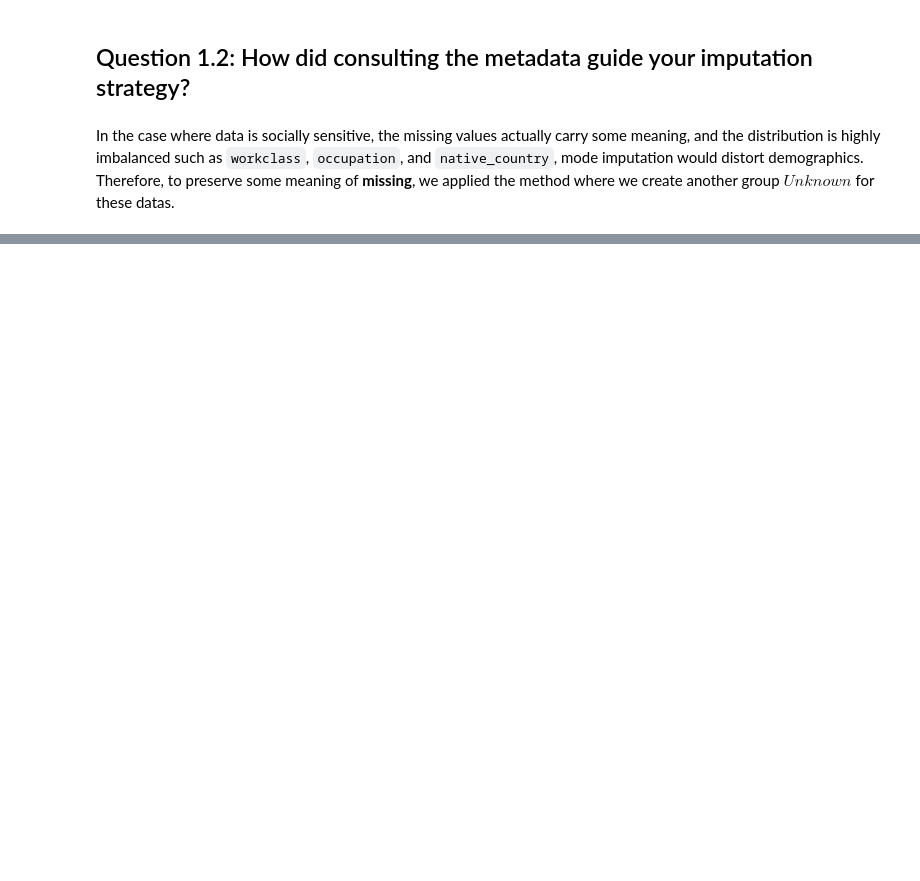
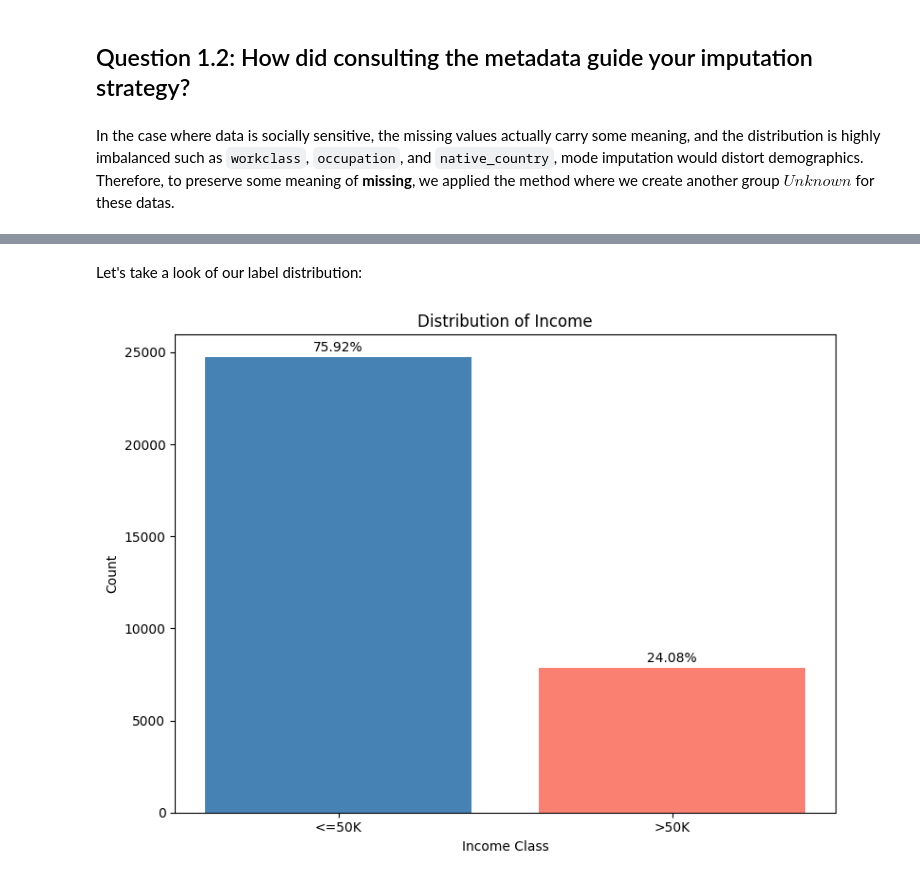
Before and after one commit to longle0702/UCI-Adult-Analyzing-Income-Factors, a Jupyter notebook: Questions.ipynb, the cells around one changed output, grey strips where cells are left out. Drawn from its saved outputs; the diff is of its cells as text; code cells hidden in the pictures; blank space fills up the shorter version.

```diff
--- a/Questions.ipynb
+++ b/Questions.ipynb
@@ -157,0 +170,26 @@ In the case where data is socially sensitive, the missing values actually carry
+# %% [markdown]
+Let's take a look of our label distribution:
+# %%
+data = {
+    'income': ['<=50K', '>50K'],
+    'count': [24720, 7841],
+    'percentage': [75.91904425539757, 24.080955744602438]
+}
+
+df = pd.DataFrame(data)
+df = df.sort_values('count', ascending=False)
+plt.figure(figsize=(8, 6))
+bars = plt.bar(df['income'], df['count'], color=['steelblue', 'salmon'])
+
+plt.xlabel('Income Class')
+plt.ylabel('Count')
+plt.title('Distribution of Income')
+
+for bar, pct in zip(bars, df['percentage']):
+    height = bar.get_height()
+    plt.text(bar.get_x() + bar.get_width()/2., height + 150, f'{pct:.2f}%', ha='center', va='bottom')
+
+plt.tight_layout()
+plt.show()
+# %% [output]
+[figure, added]
```
Also changed, not shown: parts of 12 cells of this notebook, 4 other files.
